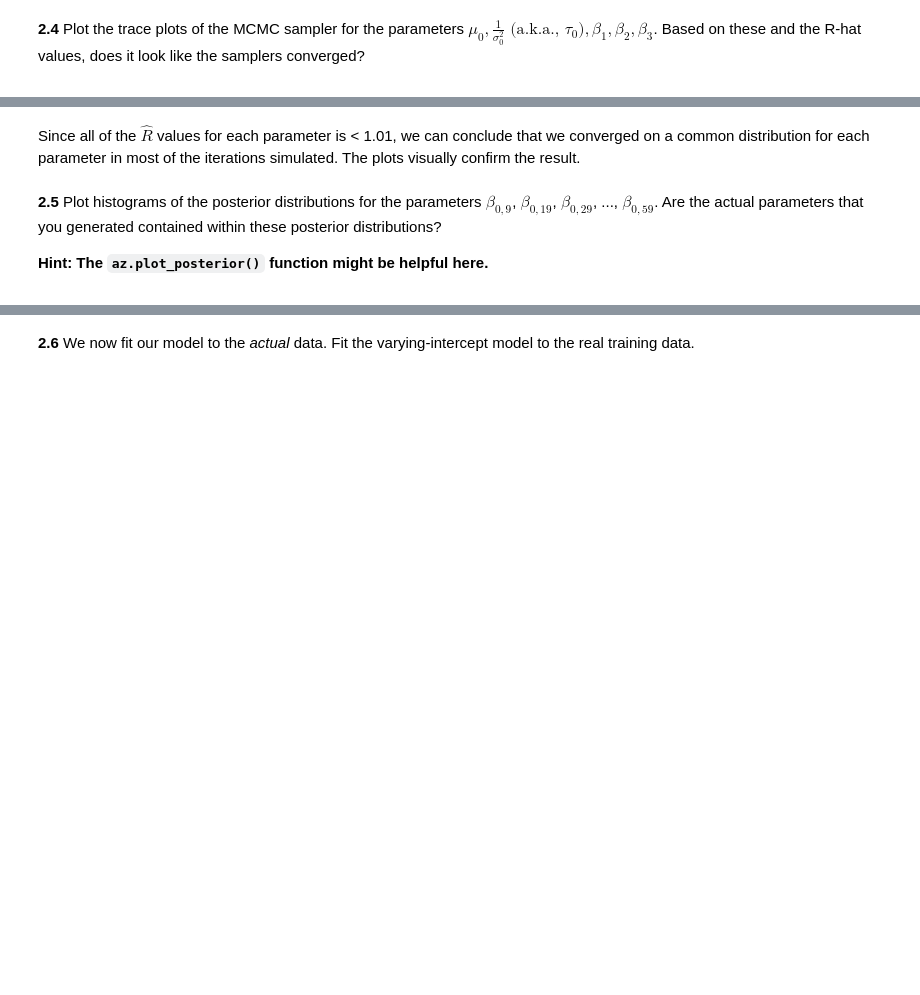
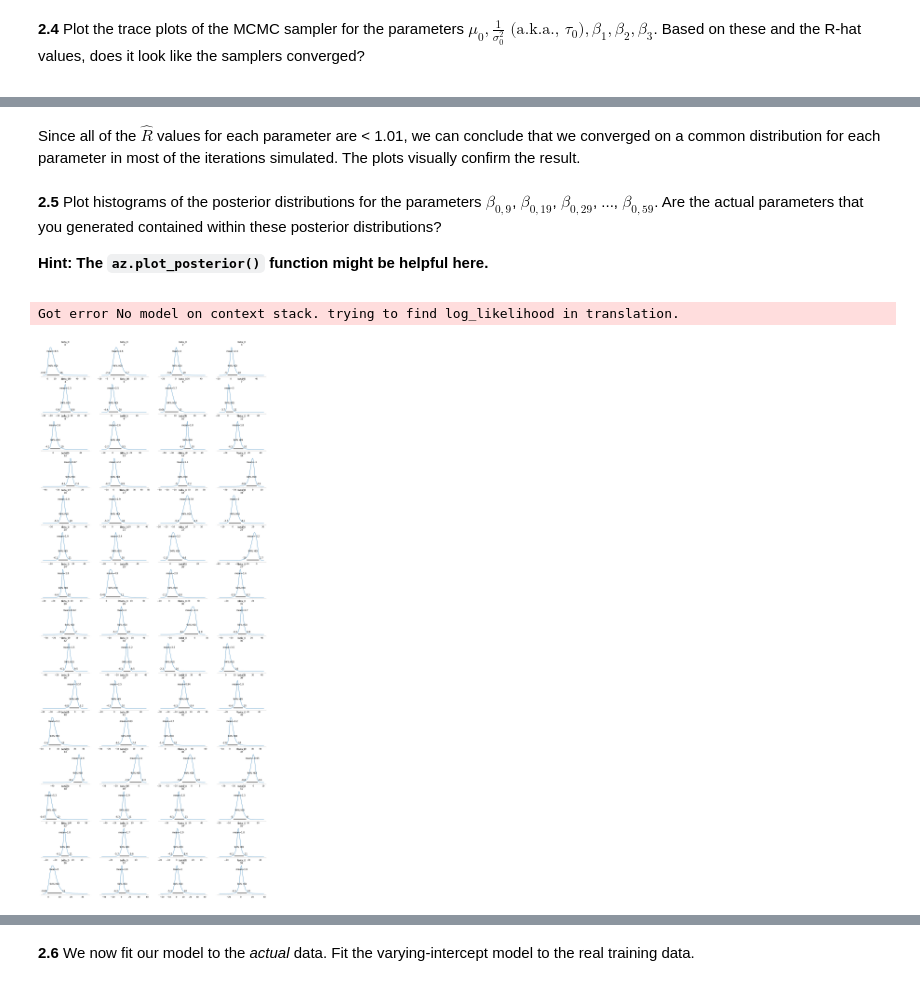
Before and after one commit to sebvargo/cs209b_hw2, a Jupyter notebook: cs109b_hw2.ipynb, the cells around one changed output, grey strips where cells are left out. Saved outputs shown, nothing was run; the diff lists cells and outputs as text; code cells hidden in the pictures; blank space fills up the shorter version.

```diff
--- a/cs109b_hw2.ipynb
+++ b/cs109b_hw2.ipynb
@@ -55,6 +55,7 @@ import random
 from datetime import datetime as dt
 
 import arviz as az
+az.rcParams['plot.max_subplots'] = 100
 import matplotlib.pyplot as plt
 import numpy as np
 import pandas as pd
@@ -685,5 +729,5 @@ pm.rhat(trace)
 # %% [markdown]
-Since all of the $\hat{R}$ values for each parameter is < 1.01, we can conclude that we converged on a common distribution for each parameter in most of the iterations simulated. The plots visually confirm the result.
+Since all of the $\hat{R}$ values for each parameter are < 1.01, we can conclude that we converged on a common distribution for each parameter in most of the iterations simulated. The plots visually confirm the result.
 # %% [markdown]
 <div class='exercise-r'>
 
@@ -696,4 +740,8 @@ Since all of the $\hat{R}$ values for each parameter is < 1.01, we can conclude
 </div>
 # %%
 # your code here
+az.rcParams['plot.max_subplots'] = 100
 plots = az.plot_posterior(trace, var_names=['beta_0'])
+# %% [output]
+Got error No model on context stack. trying to find log_likelihood in translation.
+[figure, added]
```
Also changed, not shown: parts of 4 cells of this notebook, 2 other files.
